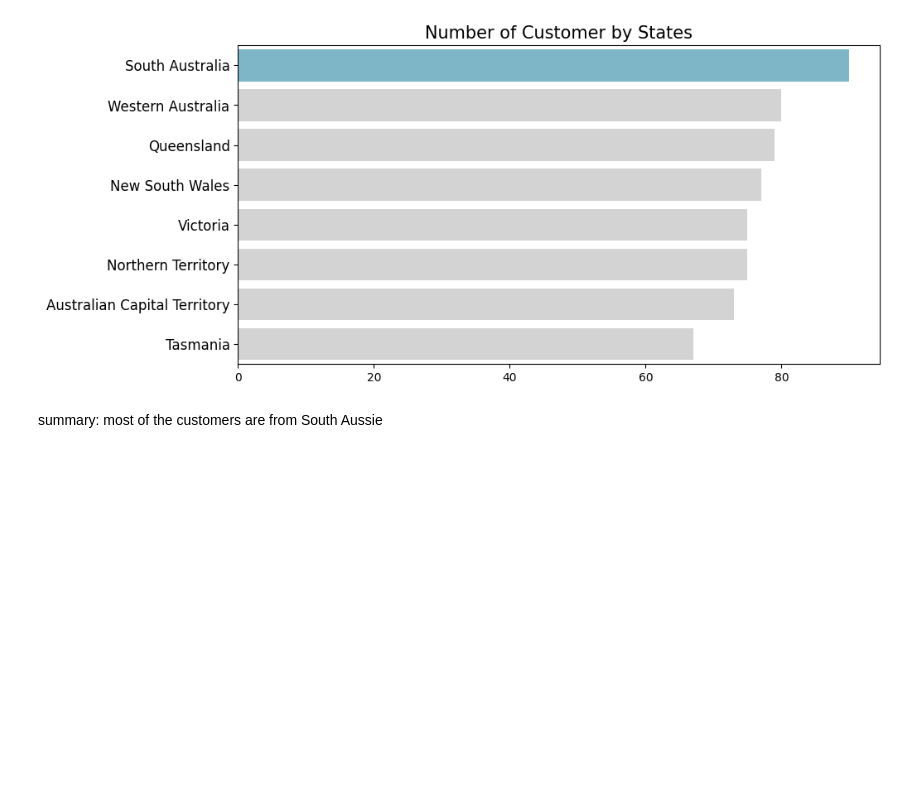
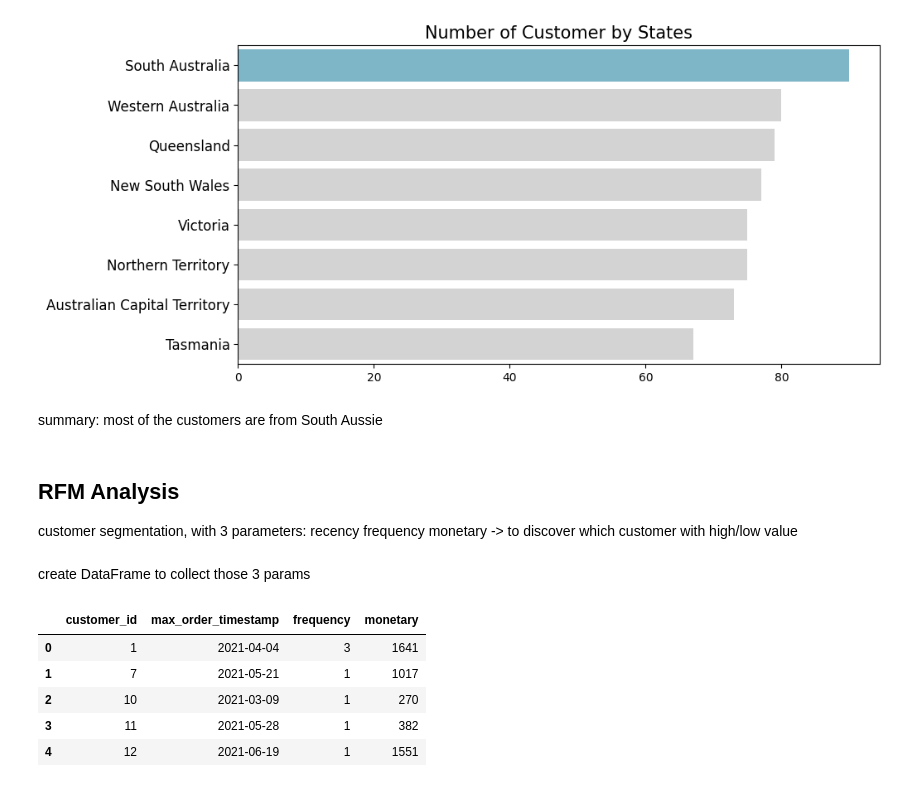
Before and after one commit to mdchrysan/shopping-analysis, a Jupyter notebook: shoppingcart_practice.ipynb, the cells around one changed output. Drawn from its saved outputs; the diff is of its cells as text; code cells hidden in the pictures; blank space fills up the shorter version.

Commit message:
Create RFM Analysis

```diff
--- a/shoppingcart_practice.ipynb
+++ b/shoppingcart_practice.ipynb
@@ -1067,3 +1067,24 @@ Passing `palette` without assigning `hue` is deprecated and will be removed in v
 [figure]
 # %% [markdown]
 summary: most of the customers are from South Aussie
+# %% [markdown]
+## RFM Analysis
+customer segmentation, with 3 parameters: recency frequency monetary
+-> to discover which customer with high/low value
+# %% [markdown]
+create DataFrame to collect those 3 params
+# %%
+rfm_df = all_df.groupby(by="customer_id", as_index=False).agg({
+    "order_date": "max", # last order's date
+    "order_id": "nunique", # count orders
+    "total_price": "sum" # count revenue
+})
+rfm_df.columns = ["customer_id", "max_order_timestamp", "frequency", "monetary"]
+rfm_df.head()
+# %% [output]
+|  | customer_id | max_order_timestamp | frequency | monetary |
+| 0 | 1 | 2021-04-04 | 3 | 1641 |
+| 1 | 7 | 2021-05-21 | 1 | 1017 |
+| 2 | 10 | 2021-03-09 | 1 | 270 |
+| 3 | 11 | 2021-05-28 | 1 | 382 |
+| 4 | 12 | 2021-06-19 | 1 | 1551 |
```
Also changed, not shown: parts of 10 cells of this notebook.
